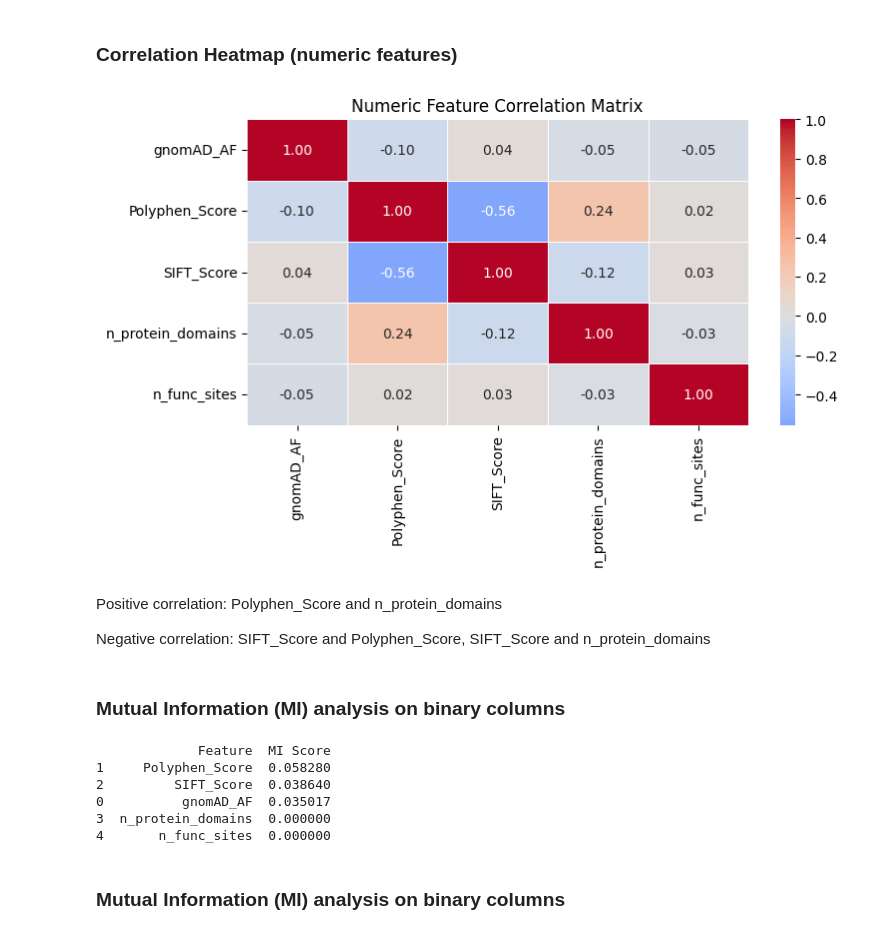
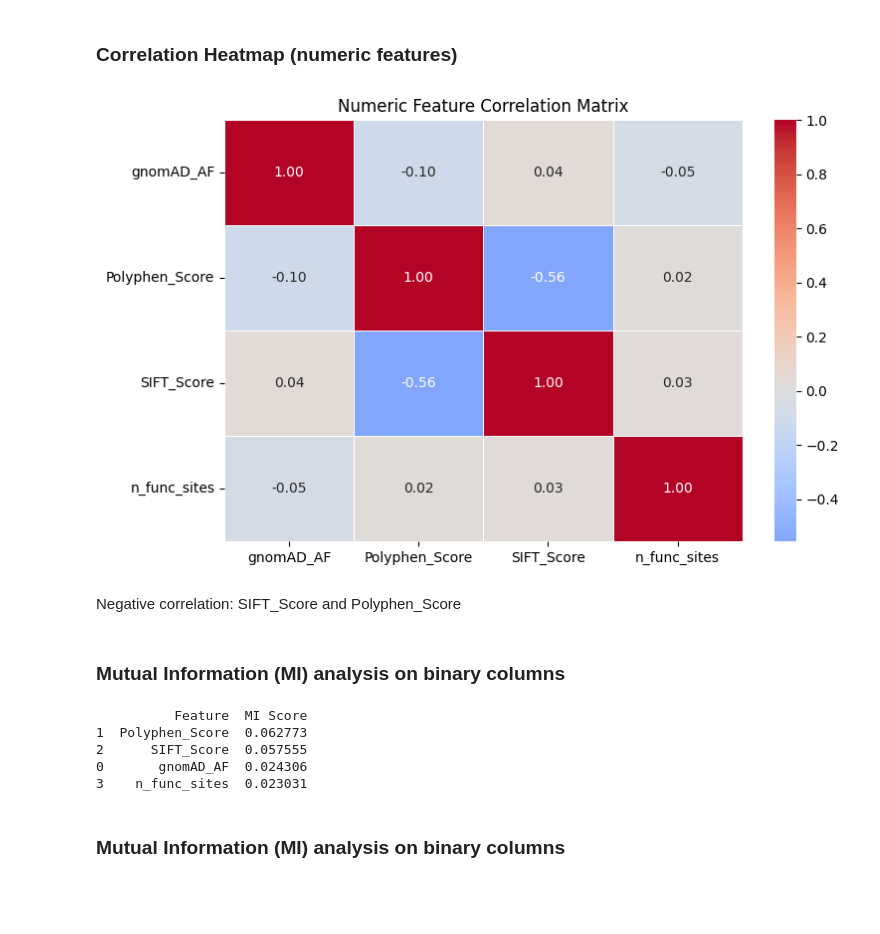
Before and after one commit to anekleiven/machine_learning_pipeline, a Jupyter notebook: 02_Exploratory_Analysis.ipynb, the cells around one changed output. Cells and saved outputs as stored; diff of their text form; code cells hidden in the pictures; blank space fills up the shorter version.

```diff
--- a/02_Exploratory_Analysis.ipynb
+++ b/02_Exploratory_Analysis.ipynb
@@ -262,29 +251,25 @@ plt.show()
 # %% [markdown]
 ### Correlation Heatmap (numeric features)
 # %%
-numeric_cols = ["gnomAD_AF", "Polyphen_Score", "SIFT_Score",
-                "n_protein_domains", "n_func_sites"]
+numeric_cols = ["gnomAD_AF", "Polyphen_Score", "SIFT_Score", "n_func_sites"]
 
 plt.figure(figsize=(8,5))
 sns.heatmap(ml_data[numeric_cols].corr(),
             annot=True, fmt=".2f", cmap="coolwarm",
             center=0, edgecolor="white", linewidths=0.5)
 plt.title("Numeric Feature Correlation Matrix")
 
 plt.tight_layout()
 plt.savefig("plots/correlation_heatmap_numeric.png", dpi=300)
 plt.show()
 # %% [output]
-[figure, old version]
+[figure, new version]
 # %% [markdown]
-Positive correlation: Polyphen_Score and n_protein_domains
-
-Negative correlation: SIFT_Score and Polyphen_Score, SIFT_Score and n_protein_domains
+Negative correlation: SIFT_Score and Polyphen_Score
 # %% [markdown]
 ### Mutual Information (MI) analysis on binary columns
 # %%
-numeric_cols = ["gnomAD_AF", "Polyphen_Score", "SIFT_Score",
-                "n_protein_domains", "n_func_sites"]
+numeric_cols = ["gnomAD_AF", "Polyphen_Score", "SIFT_Score", "n_func_sites"]
 
 # Prepare data
 le = LabelEncoder()
@@ -300,12 +285,11 @@ mi_results_numeric = mi_results_numeric.sort_values(by='MI Score', ascending=Fal
 
 print(mi_results_numeric)
 # %% [output]
-             Feature  MI Score
-1     Polyphen_Score  0.058280
-2         SIFT_Score  0.038640
-0          gnomAD_AF  0.035017
-3  n_protein_domains  0.000000
-4       n_func_sites  0.000000
+          Feature  MI Score
+1  Polyphen_Score  0.062773
+2      SIFT_Score  0.057555
+0       gnomAD_AF  0.024306
+3    n_func_sites  0.023031
 # %% [markdown]
 ### Mutual Information (MI) analysis on binary columns
 # %%
```
Also changed, not shown: parts of 6 cells of this notebook, 10 other files.
